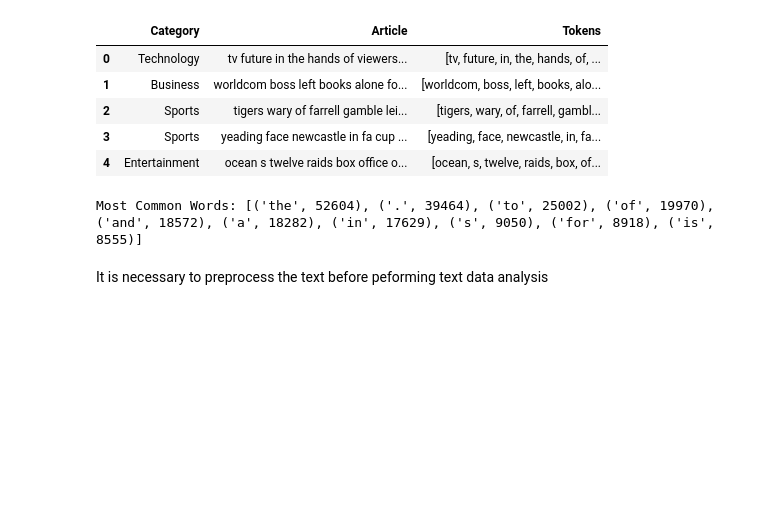
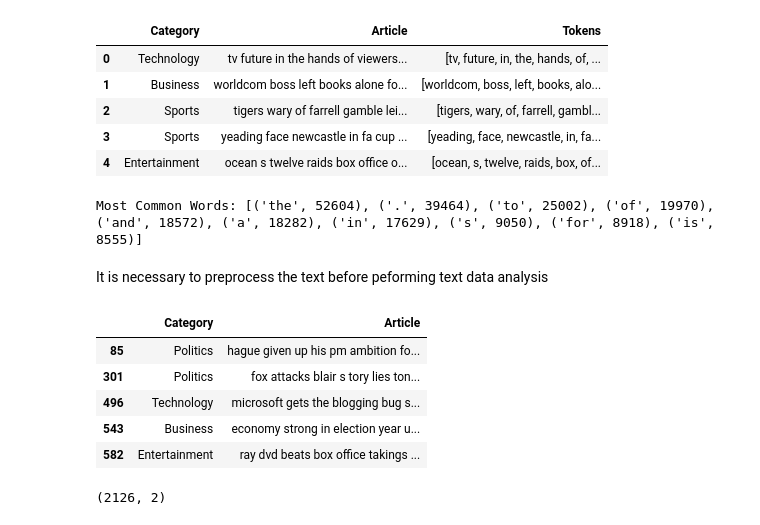
Before and after one commit to yedhuk/categorizing-news-articles-flipitnews, a Jupyter notebook: notebook/FlipItNews Business Case.ipynb, the cells around one changed output. Cells and saved outputs as stored; diff of their text form; code cells hidden in the pictures; blank space fills up the shorter version.

```diff
--- a/notebook/FlipItNews Business Case.ipynb
+++ b/notebook/FlipItNews Business Case.ipynb
@@ -188,3 +210,22 @@ print("Most Common Words:", common_words)
 Most Common Words: [('the', 52604), ('.', 39464), ('to', 25002), ('of', 19970), ('and', 18572), ('a', 18282), ('in', 17629), ('s', 9050), ('for', 8918), ('is', 8555)]
 # %% [markdown]
 It is necessary to preprocess the text before peforming text data analysis
+# %%
+df.drop('Tokens',axis=1,inplace=True)
+# %%
+duplicates = df.duplicated()
+# %%
+df[duplicates].head()
+# %% [output]
+|  | Category | Article |
+| 85 | Politics | hague given up his pm ambition fo... |
+| 301 | Politics | fox attacks blair s tory lies ton... |
+| 496 | Technology | microsoft gets the blogging bug s... |
+| 543 | Business | economy strong in election year u... |
+| 582 | Entertainment | ray dvd beats box office takings ... |
+# %%
+
+df = df.drop_duplicates()
+df.shape
+# %% [output]
+(2126, 2)
```
Also changed, not shown: parts of 20 cells of this notebook.
